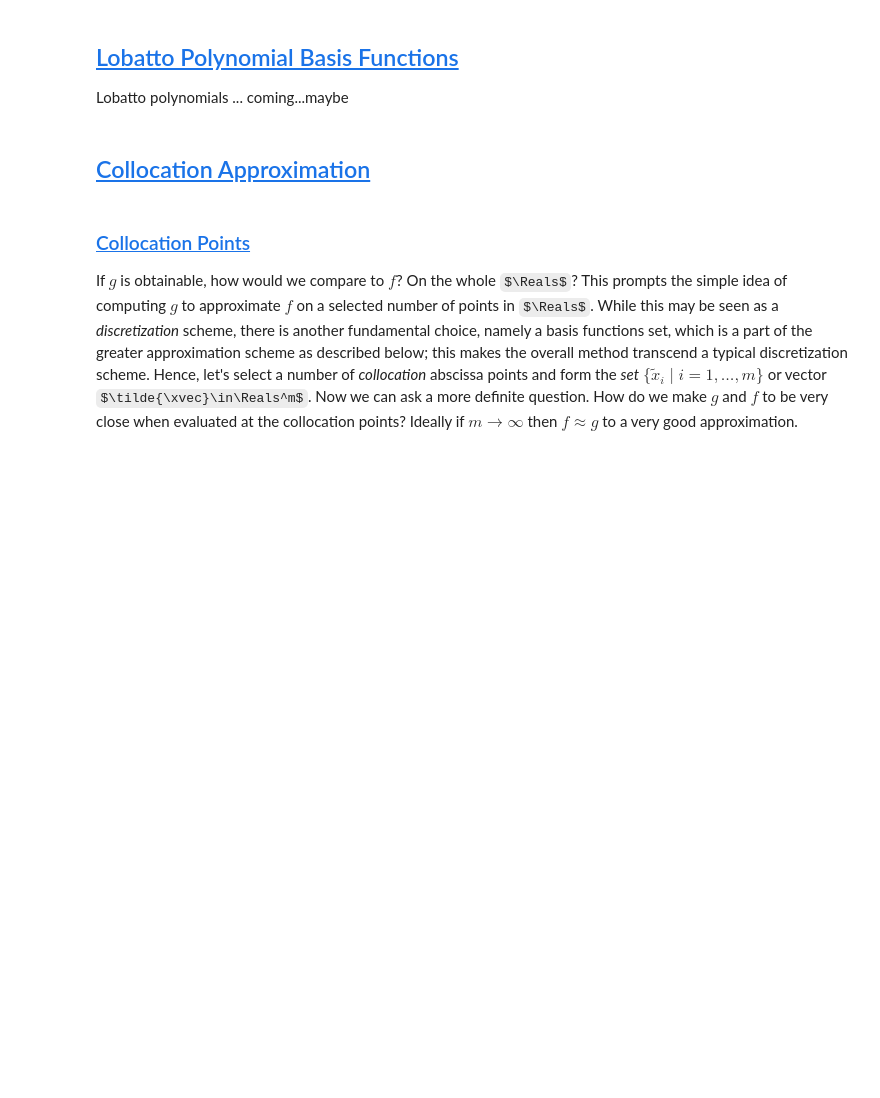
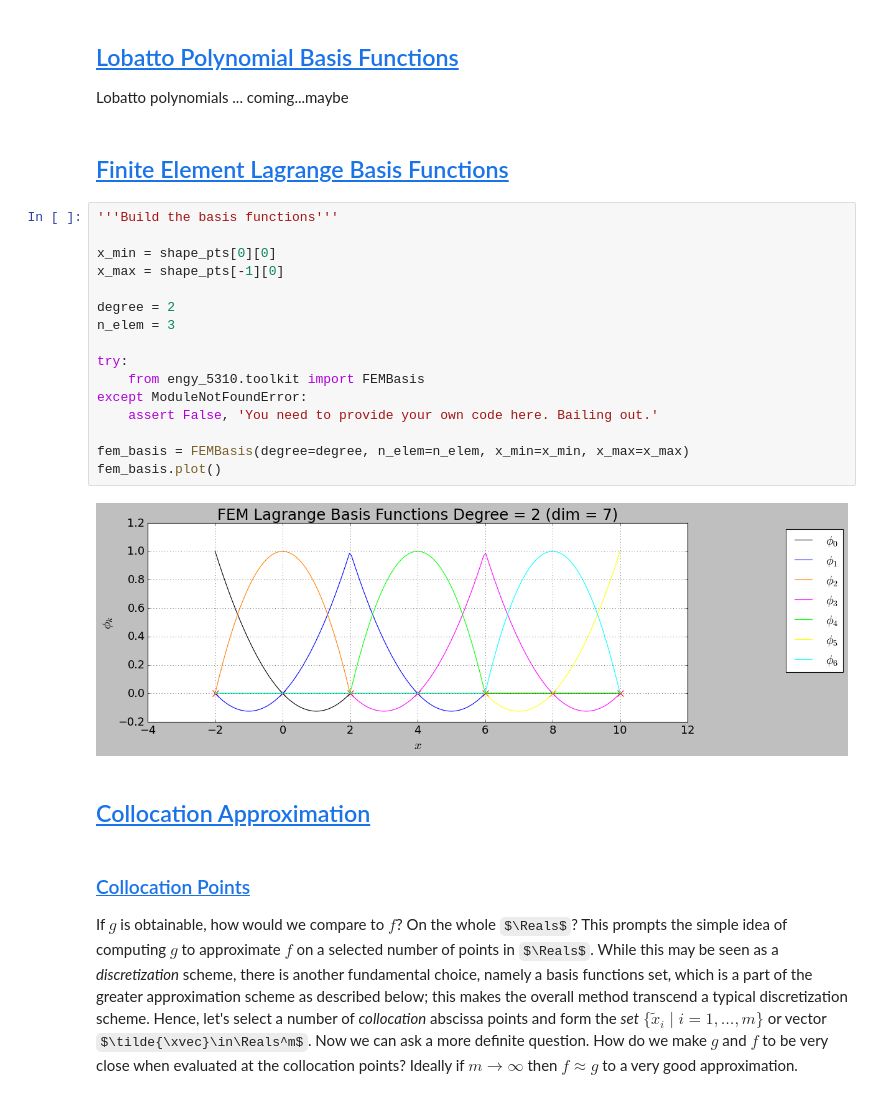
Before and after one commit to dpploy/engy-5330, a Jupyter notebook: notebooks/01-introduction.ipynb, the cells around one changed output. Saved outputs shown, nothing was run; the diff lists cells and outputs as text; some formulas as TeX source; blank space fills up the shorter version.

Commit message:
FEM lagrange basis functions

```diff
--- a/notebooks/01-introduction.ipynb
+++ b/notebooks/01-introduction.ipynb
@@ -305,6 +300,26 @@ legendre_basis.plot()
 ## [Lobatto Polynomial Basis Functions](#toc)<a id="lobatto-basis"></a>
 
 Lobatto polynomials ... coming...maybe
+# %% [markdown]
+## [Finite Element Lagrange Basis Functions](#toc)<a id="fem-lagrange-basis"></a>
+# %%
+'''Build the basis functions'''
+
+x_min = shape_pts[0][0]
+x_max = shape_pts[-1][0]
+
+degree = 2
+n_elem = 3
+
+try:
+    from engy_5310.toolkit import FEMBasis
+except ModuleNotFoundError:
+    assert False, 'You need to provide your own code here. Bailing out.'
+
+fem_basis = FEMBasis(degree=degree, n_elem=n_elem, x_min=x_min, x_max=x_max)
+fem_basis.plot()
+# %% [output]
+[figure, added]
 # %% [markdown]
 ## [Collocation Approximation](#toc)<a id="coll"></a>
 # %% [markdown]
```
Also changed, not shown: parts of 5 cells of this notebook, 8 other files.
